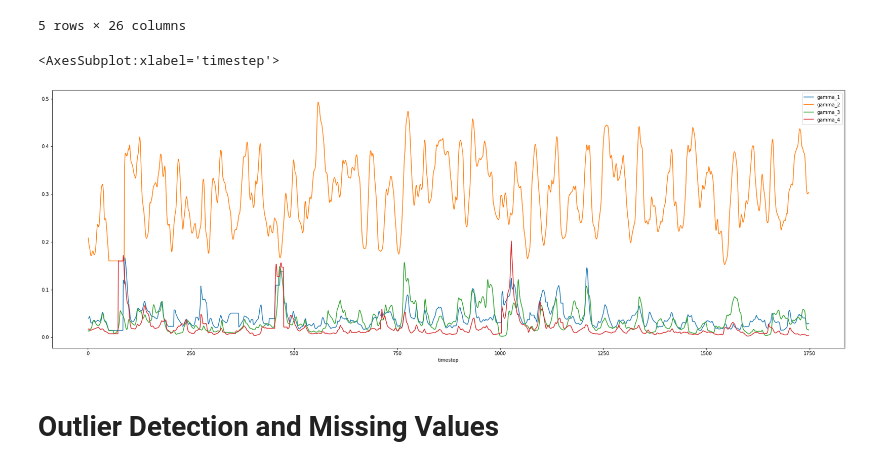
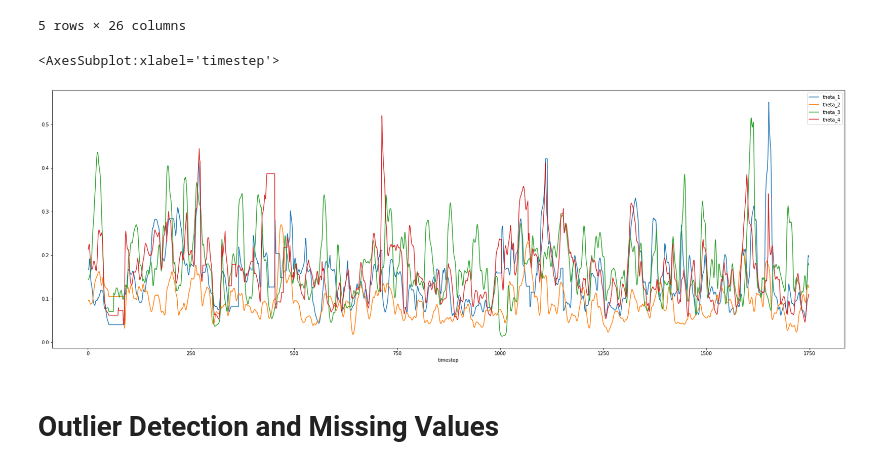
Before and after one commit to asheeshcric/VA, a Jupyter notebook: notebooks/EEG_Feature_Extraction.ipynb, the cells around one changed output. Saved outputs shown, nothing was run; the diff lists cells and outputs as text; code cells hidden in the pictures.

Commit message:
New plots

```diff
--- a/notebooks/EEG_Feature_Extraction.ipynb
+++ b/notebooks/EEG_Feature_Extraction.ipynb
@@ -116,11 +116,12 @@ X.head()
 | 3 | 4 | 0.484252 | 0.152514 | 0.502802 | 0.426192 | 0.090764 | 0.168153 | 0.062579 | 0.085724 | 0.189963 | ... | ... |
 | 4 | 5 | 0.513845 | 0.144562 | 0.478873 | 0.460816 | 0.088196 | 0.156288 | 0.065014 | 0.075329 | 0.174497 | ... | ... |
 5 rows × 26 columns
-# %%
-X.plot(x="timestep", y=["gamma_1", "gamma_2", "gamma_3", "gamma_4"], figsize=(30, 10))
-# %% [output]
-<AxesSubplot:xlabel='timestep'>
-[figure, removed]
+# %%
+band_name = "theta"
+X.plot(x="timestep", y=[f"{band_name}_1", f"{band_name}_2", f"{band_name}_3", f"{band_name}_4"], figsize=(30, 10))
+# %% [output]
+<AxesSubplot:xlabel='timestep'>
+[figure, added]
 # %% [markdown]
 # Outlier Detection and Missing Values
 # %% [markdown]
```
